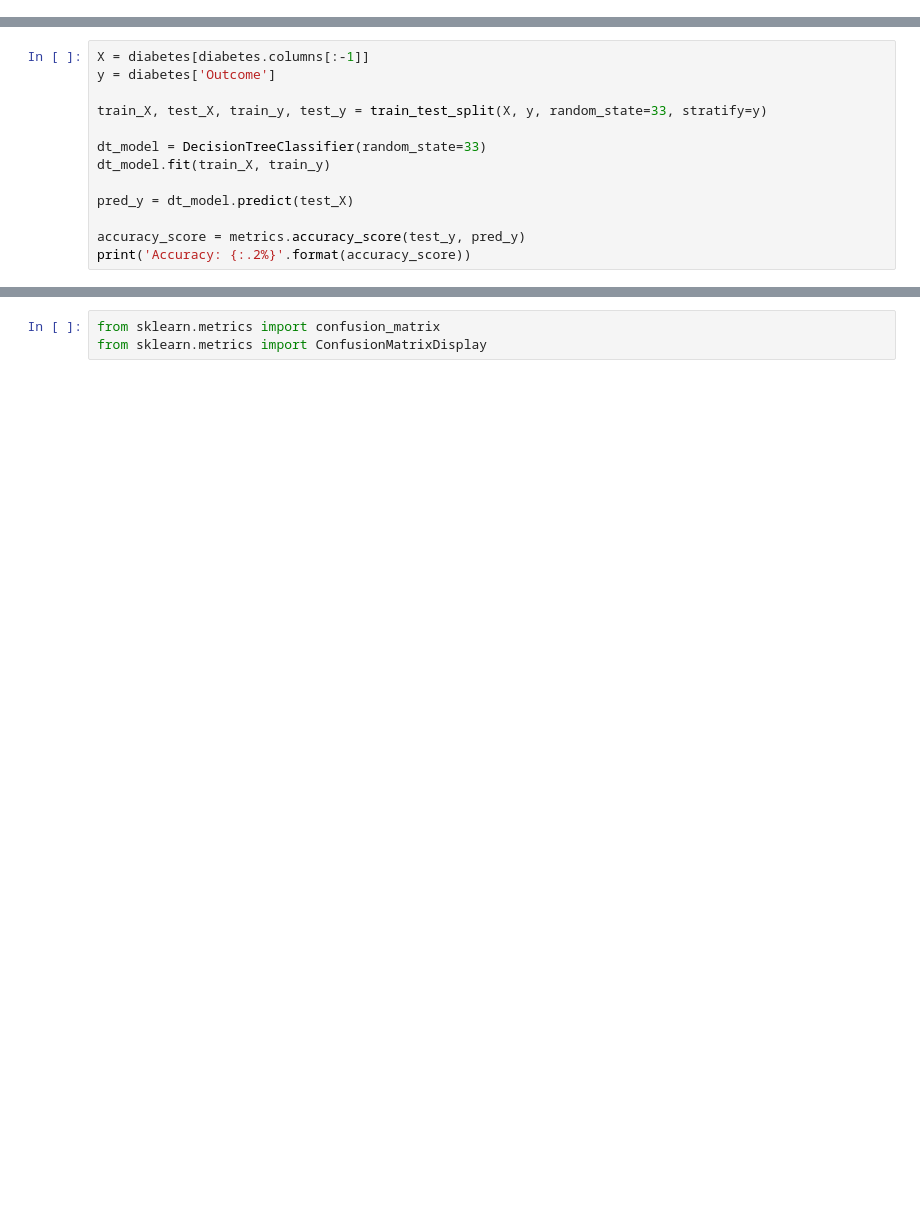
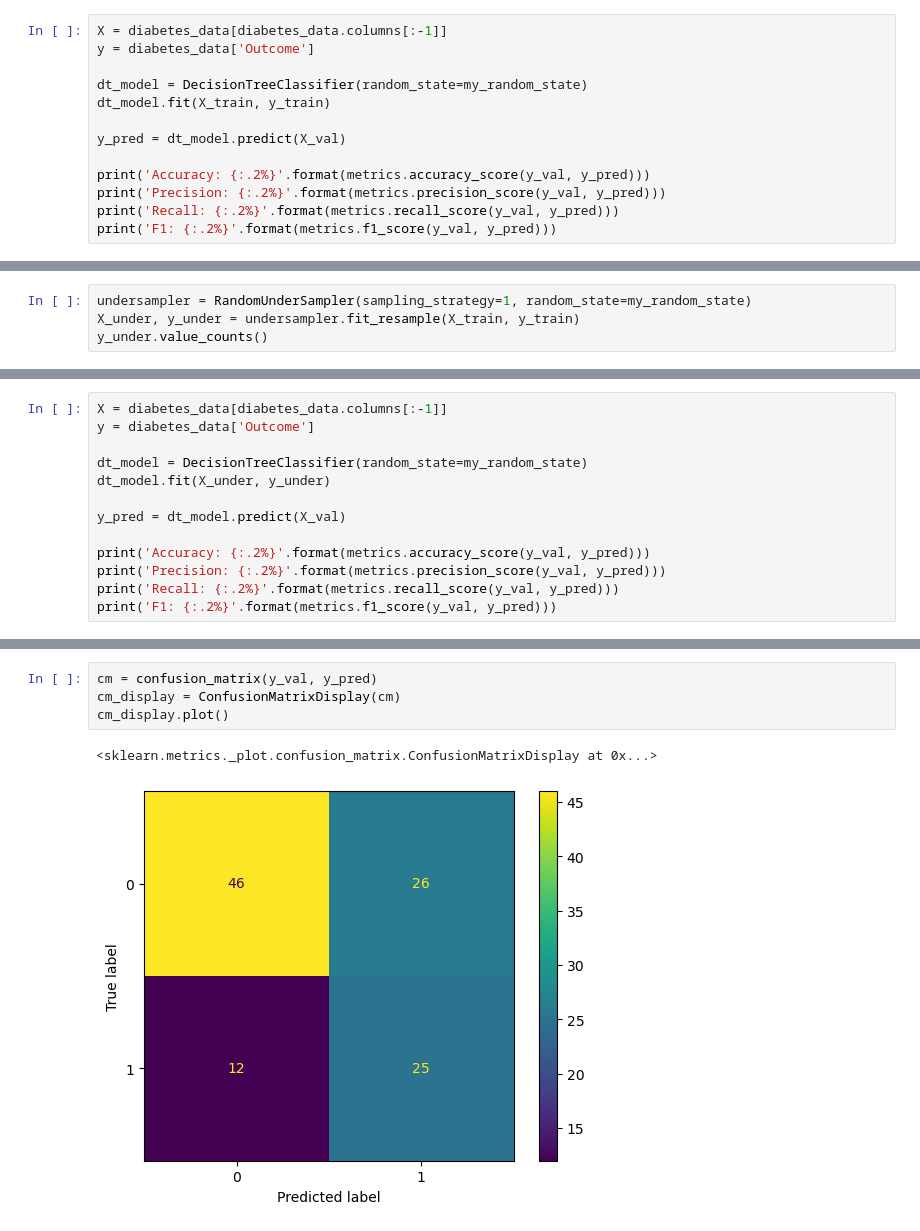
Before and after one commit to KoenigJulia/kids-project-diabetes, a Jupyter notebook: TrainModel.ipynb, the cells around one changed output, grey strips where cells are left out. Cells and saved outputs as stored; diff of their text form; blank space fills up the shorter version.

```diff
--- a/TrainModel.ipynb
+++ b/TrainModel.ipynb
@@ -8,0 +53,13 @@ from sklearn import metrics
+# %%
+X = diabetes_data[diabetes_data.columns[:-1]]
+y = diabetes_data['Outcome']
+
+dt_model = DecisionTreeClassifier(random_state=my_random_state)
+dt_model.fit(X_train, y_train)
+
+y_pred = dt_model.predict(X_val)
+
+print('Accuracy: {:.2%}'.format(metrics.accuracy_score(y_val, y_pred)))
+print('Precision: {:.2%}'.format(metrics.precision_score(y_val, y_pred)))
+print('Recall: {:.2%}'.format(metrics.recall_score(y_val, y_pred)))
+print('F1: {:.2%}'.format(metrics.f1_score(y_val, y_pred)))
@@ -8,0 +82,4 @@ from sklearn import metrics
+# %%
+undersampler = RandomUnderSampler(sampling_strategy=1, random_state=my_random_state)
+X_under, y_under = undersampler.fit_resample(X_train, y_train)
+y_under.value_counts()
@@ -9,13 +90,13 @@ from sklearn import metrics
 # %%
-X = diabetes[diabetes.columns[:-1]]
-y = diabetes['Outcome']
+X = diabetes_data[diabetes_data.columns[:-1]]
+y = diabetes_data['Outcome']
 
-train_X, test_X, train_y, test_y = train_test_split(X, y, random_state=33, stratify=y)
+dt_model = DecisionTreeClassifier(random_state=my_random_state)
+dt_model.fit(X_under, y_under)
 
-dt_model = DecisionTreeClassifier(random_state=33)
-dt_model.fit(train_X, train_y)
+y_pred = dt_model.predict(X_val)
 
-pred_y = dt_model.predict(test_X)
-
-accuracy_score = metrics.accuracy_score(test_y, pred_y)
-print('Accuracy: {:.2%}'.format(accuracy_score))
+print('Accuracy: {:.2%}'.format(metrics.accuracy_score(y_val, y_pred)))
+print('Precision: {:.2%}'.format(metrics.precision_score(y_val, y_pred)))
+print('Recall: {:.2%}'.format(metrics.recall_score(y_val, y_pred)))
+print('F1: {:.2%}'.format(metrics.f1_score(y_val, y_pred)))
@@ -22,3 +108,7 @@ print('Accuracy: {:.2%}'.format(accuracy_score))
-# %%
-from sklearn.metrics import confusion_matrix
-from sklearn.metrics import ConfusionMatrixDisplay
+# %%
+cm = confusion_matrix(y_val, y_pred)
+cm_display = ConfusionMatrixDisplay(cm)
+cm_display.plot()
+# %% [output]
+<sklearn.metrics._plot.confusion_matrix.ConfusionMatrixDisplay at 0x...>
+[figure, added]
```
Also changed, not shown: parts of 42 cells of this notebook, 3 other files.
